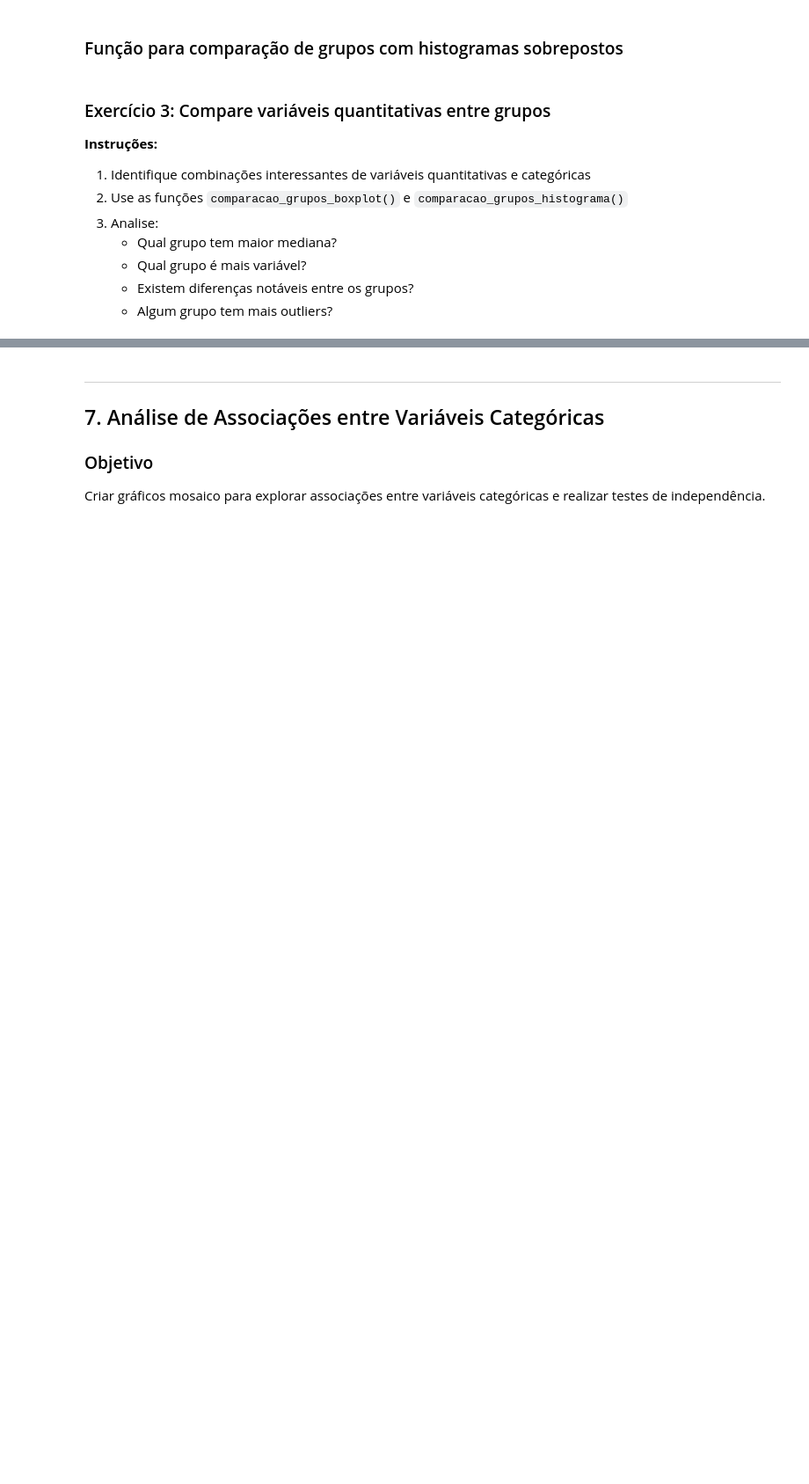
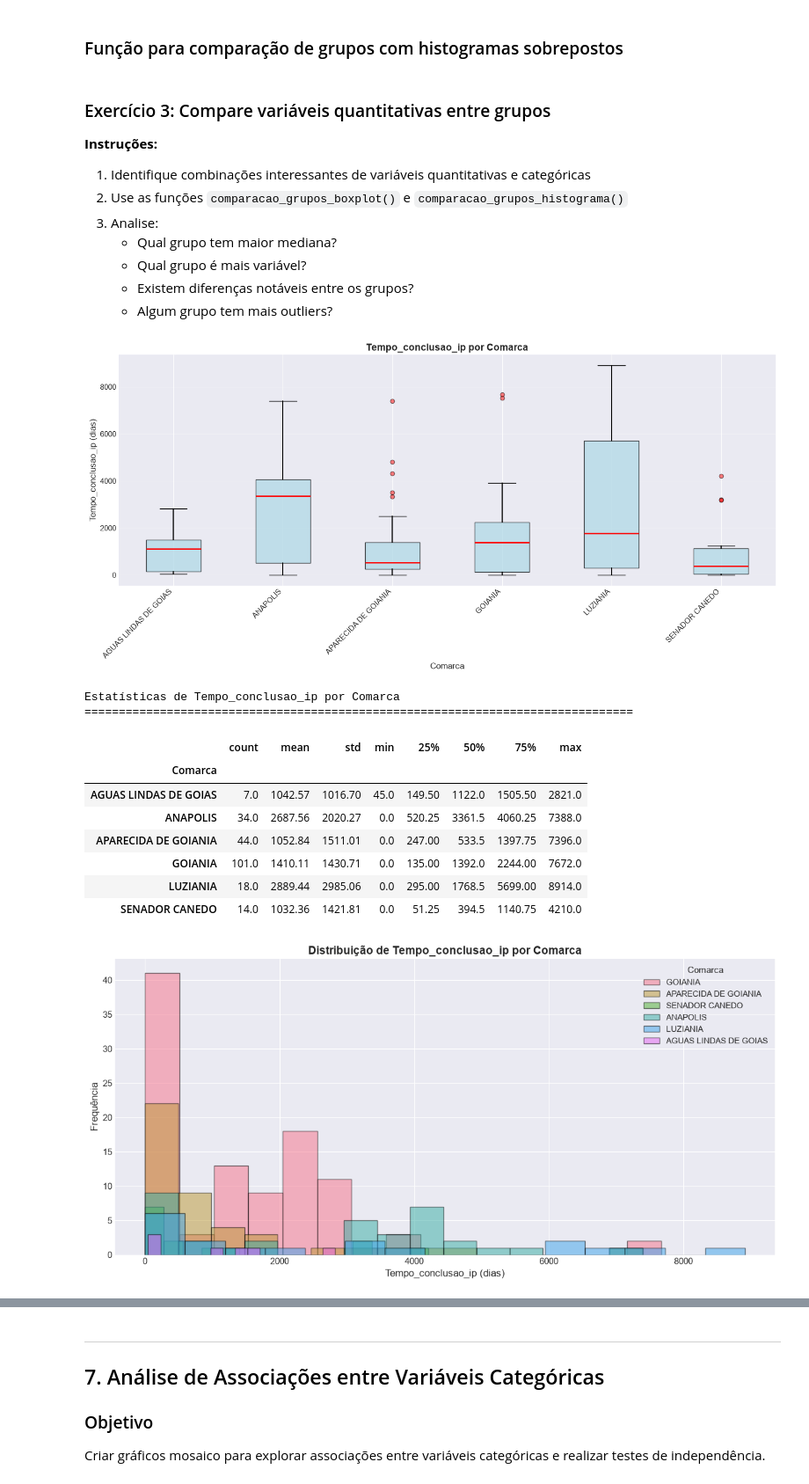
Before and after one commit to cleuler/notebook, a Jupyter notebook: estcaso_ip.ipynb, the cells around one changed output, grey strips where cells are left out. Shown at 88% size. Saved outputs shown, nothing was run; the diff lists cells and outputs as text; code cells hidden in the pictures; blank space fills up the shorter version.

```diff
--- a/estcaso_ip.ipynb
+++ b/estcaso_ip.ipynb
@@ -631,6 +631,10 @@ def comparacao_grupos_boxplot(dados, var_quantitativa, var_categorica, unidade="
     bp = df_temp.boxplot(column=var_quantitativa, by=var_categorica, ax=ax,
                          patch_artist=True, return_type='dict',
                          boxprops=dict(facecolor='lightblue', alpha=0.7),
+                         # Altera os bigodes para preto
+                         whiskerprops=dict(color='black', linewidth=1.5),
+                         # Opcional: altera as linhas das pontas para preto
+                         capprops=dict(color='black'),
                          medianprops=dict(color='red', linewidth=2),
                          flierprops=dict(marker='o', markerfacecolor='red', markersize=6, alpha=0.5))
 
@@ -690,6 +694,25 @@ def comparacao_grupos_histograma(dados, var_quantitativa, var_categorica, unidad
 # %%
 # Exemplo:
 # comparacao_grupos_boxplot(dados, 'VAR_QUANTITATIVA', 'VAR_CATEGORICA', unidade='dias')
 # comparacao_grupos_histograma(dados, 'VAR_QUANTITATIVA', 'VAR_CATEGORICA', unidade='dias')
 
 # SEU CÓDIGO AQUI
+
+# Boxplot lado a lado
+comparacao_grupos_boxplot(dados, 'Tempo_conclusao_ip', 'Comarca', unidade='dias')
+
+# Histograma lado a lado
+comparacao_grupos_histograma(dados, 'Tempo_conclusao_ip', 'Comarca', unidade='dias')
+# %% [output]
+[figure, added]
+Estatísticas de Tempo_conclusao_ip por Comarca
+================================================================================
+|  | count | mean | std | min | 25% | 50% | 75% | max |
+| Comarca |  |  |  |  |  |  |  |  |
+| AGUAS LINDAS DE GOIAS | 7.0 | 1042.57 | 1016.70 | 45.0 | 149.50 | 1122.0 | 1505.50 | 2821.0 |
+| ANAPOLIS | 34.0 | 2687.56 | 2020.27 | 0.0 | 520.25 | 3361.5 | 4060.25 | 7388.0 |
+| APARECIDA DE GOIANIA | 44.0 | 1052.84 | 1511.01 | 0.0 | 247.00 | 533.5 | 1397.75 | 7396.0 |
+| GOIANIA | 101.0 | 1410.11 | 1430.71 | 0.0 | 135.00 | 1392.0 | 2244.00 | 7672.0 |
+| LUZIANIA | 18.0 | 2889.44 | 2985.06 | 0.0 | 295.00 | 1768.5 | 5699.00 | 8914.0 |
+| SENADOR CANEDO | 14.0 | 1032.36 | 1421.81 | 0.0 | 51.25 | 394.5 | 1140.75 | 4210.0 |
+[figure, added]
```
Also changed, not shown: parts of 15 cells of this notebook, 23 other files.
